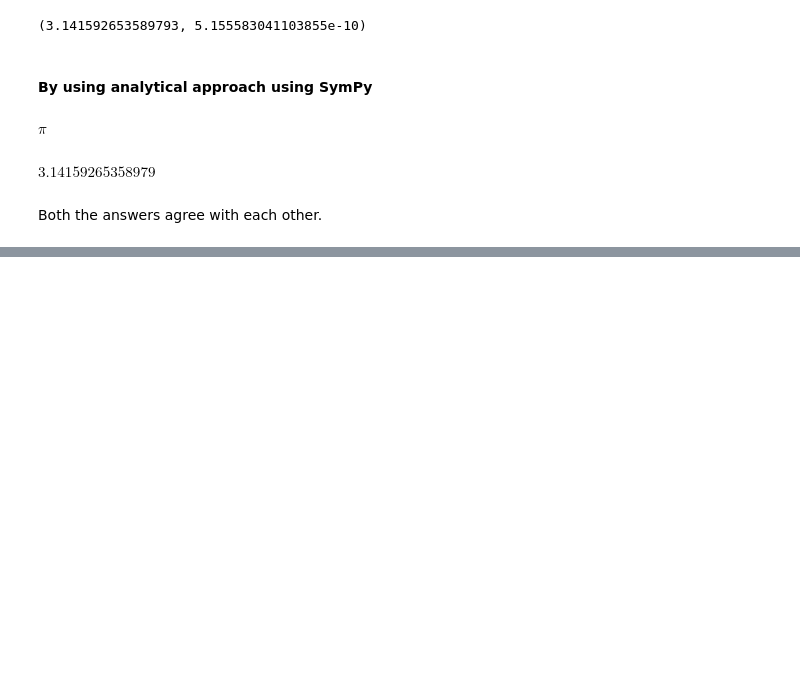
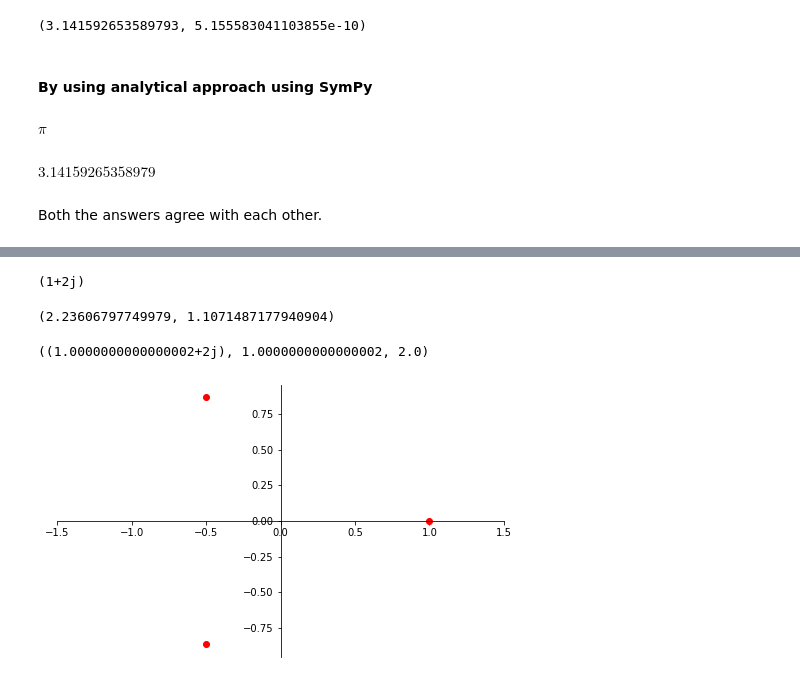
Before and after one commit to SubirSarkar2021/compulab.github.io, a Jupyter notebook: source/sem4(1).ipynb, the cells around one changed output, grey strips where cells are left out. Drawn from its saved outputs; the diff is of its cells as text; code cells hidden in the pictures; blank space fills up the shorter version.

```diff
--- a/source/sem4(1).ipynb
+++ b/source/sem4(1).ipynb
@@ -377,0 +400,57 @@ Both the answers agree with each other.
+# %%
+# How to represent a complex number
+
+from cmath import *
+
+z = 1 + 2*1j;z
+# %% [output]
+(1+2j)
+# %%
+# To convert a complex number from cartesian form to polar form
+
+r, theta = polar(z);r, theta
+# %% [output]
+(2.23606797749979, 1.1071487177940904)
+# %%
+# and vice versa
+
+z = rect(r, theta);z, z.real, z.imag
+# %% [output]
+((1.0000000000000002+2j), 1.0000000000000002, 2.0)
+# %%
+def root(z, n):
+    # Converting 'z' to polar form
+    r, phi = polar(z)
+    # Finding roots
+    roots = [r**(1/n)*exp(1j*(phi + 2*k* pi)/n) for k in range(n)]
+    return roots
+
+z, n = 1, 3
+
+z_root = root(z, n)
+
+import matplotlib.pyplot as plt
+
+def plot():
+    fig, ax = plt.subplots(figsize=(8, 5))
+    # set the x-spine
+    ax.spines['left'].set_position('zero')
+
+    # turn off the right spine/ticks
+    ax.spines['right'].set_color('none')
+    ax.yaxis.tick_left()
+
+    # set the y-spine
+    ax.spines['bottom'].set_position('zero')
+
+    # turn off the top spine/ticks
+    ax.spines['top'].set_color('none')
+    ax.xaxis.tick_bottom()
+
+plot()
+for i in range(len(z_root)):
+    plt.plot(z_root[i].real, z_root[i].imag, 'ro')
+plt.xlim(-1.5,1.5)
+plt.show()
+# %% [output]
+[figure, added]
```
Also changed, not shown: parts of 3 cells of this notebook, 25 other files.
